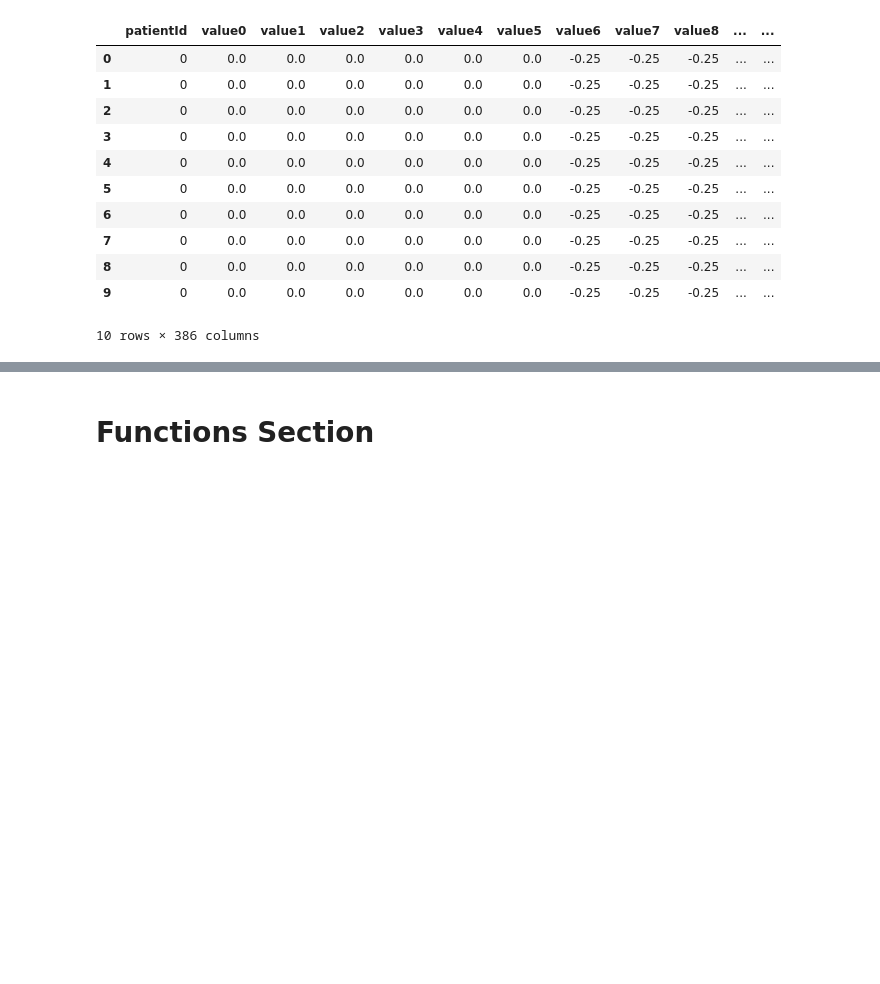
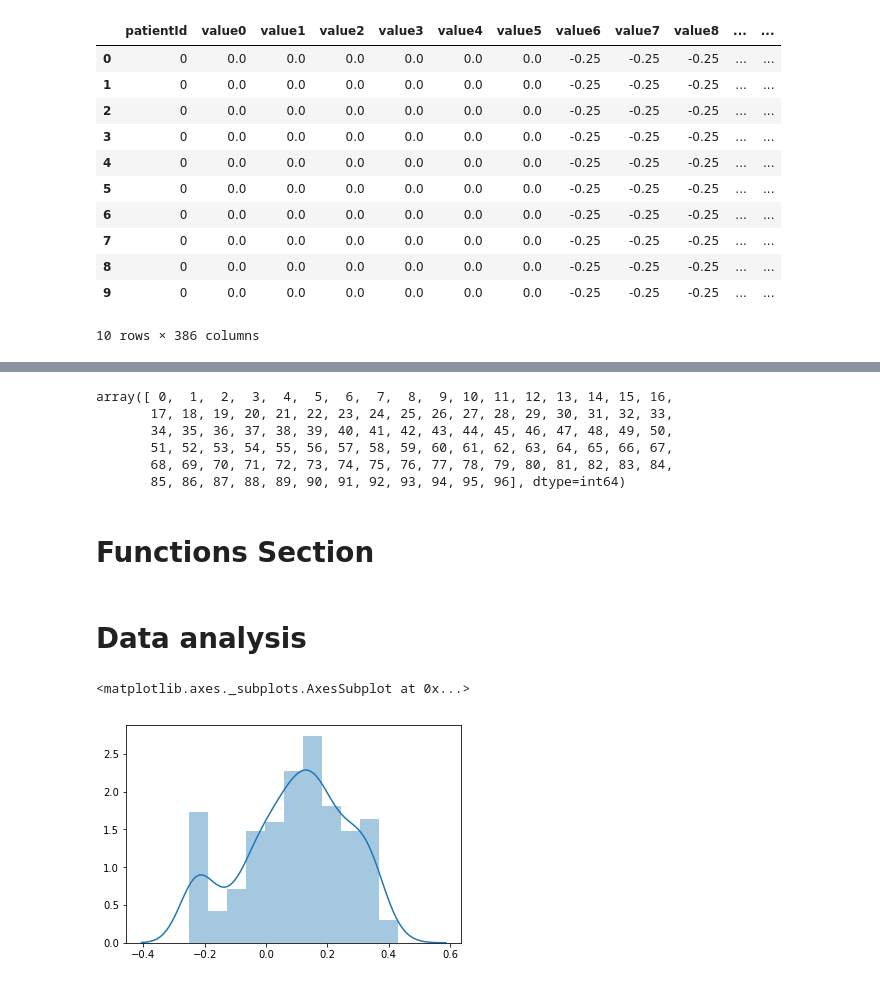
Before and after one commit to danietzio/Artificial-intelligence, a Jupyter notebook: Relative location of CT slices on axial axis Dataset/Python/Relative location of CT slices on axial axis Dataset .ipynb, the cells around one changed output, grey strips where cells are left out. Drawn from its saved outputs; the diff is of its cells as text; code cells hidden in the pictures; blank space fills up the shorter version.

Commit message:
Some data analysis

```diff
--- a/Relative location of CT slices on axial axis Dataset/Python/Relative location of CT slices on axial axis Dataset .ipynb
+++ b/Relative location of CT slices on axial axis Dataset/Python/Relative location of CT slices on axial axis Dataset .ipynb
@@ -13,12 +22,20 @@ import matplotlib.pyplot as plt
 # %%
 # Getting Training dataset
 # Import dataset as Dataframe
-df = pd.read_csv("../Dataset/slice_localization_data.csv", sep=',')
+df_full = pd.read_csv("../Dataset/slice_localization_data.csv", sep=',')
 
 # Import dataset as numpy array
-X = np.genfromtxt("../Dataset/slice_localization_data.csv", delimiter=',', skip_header=1)
+X_full = np.genfromtxt("../Dataset/slice_localization_data.csv", delimiter=',', skip_header=1)
+
+# Making distnict output column for later uses
+y = X_full[:,385]
+
+# Removing first and last column from the dataset
+X_train = X_full[:,1:385]
+
+# Converting X_train to Dataframe
+df_train = pd.DataFrame(X_train)
+df_train.columns = df_full.columns[1:385]
 
 # Getting size of the Training Dataset
-m,n = X.shape
-
-# Don't  last colum from
+m,n = X_train.shape
@@ -62,2 +94,22 @@ df.head(10)
+# %%
+# Gettign unqiue values of the "Patient ID"
+np.unique(df_full["patientId"])
+# %% [output]
+array([ 0,  1,  2,  3,  4,  5,  6,  7,  8,  9, 10, 11, 12, 13, 14, 15, 16,
+       17, 18, 19, 20, 21, 22, 23, 24, 25, 26, 27, 28, 29, 30, 31, 32, 33,
+       34, 35, 36, 37, 38, 39, 40, 41, 42, 43, 44, 45, 46, 47, 48, 49, 50,
+       51, 52, 53, 54, 55, 56, 57, 58, 59, 60, 61, 62, 63, 64, 65, 66, 67,
+       68, 69, 70, 71, 72, 73, 74, 75, 76, 77, 78, 79, 80, 81, 82, 83, 84,
+       85, 86, 87, 88, 89, 90, 91, 92, 93, 94, 95, 96], dtype=int64)
 # %% [markdown]
 # Functions Section
+# %% [markdown]
+# Data analysis
+# %%
+# Plot "Means of each column in dataset( Attributes ) except first and last column"  distplot
+sns.distplot(df_train.mean())
+
+# ===> We can conclude all of our attributes are in [-1,1] range, so we don't need to use feature normalize technique
+# %% [output]
+<matplotlib.axes._subplots.AxesSubplot at 0x...>
+[figure, added]
```
Also changed, not shown: parts of 9 cells of this notebook.
